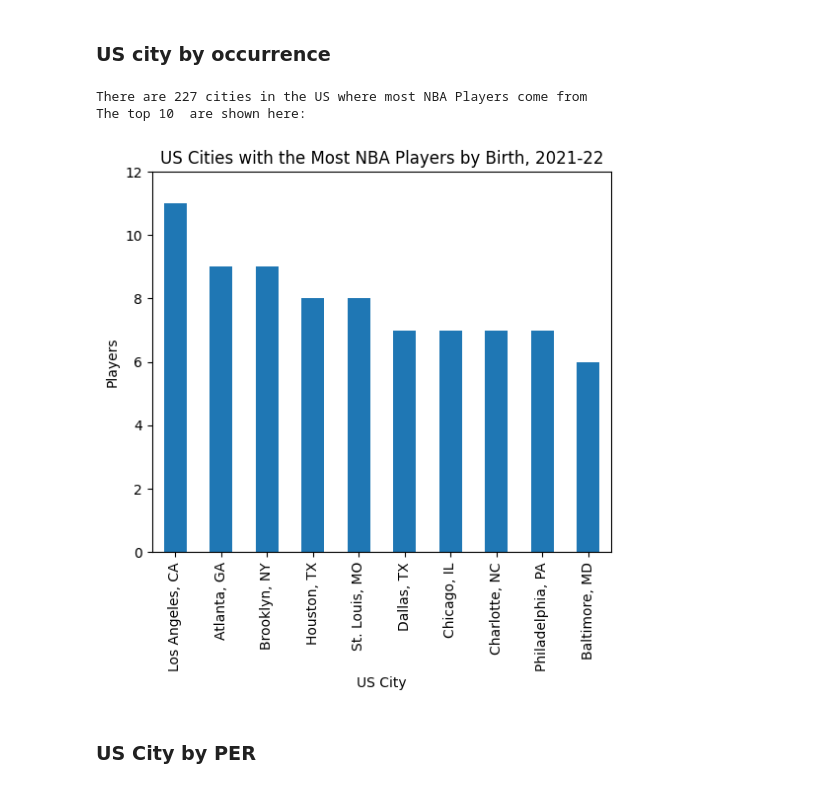
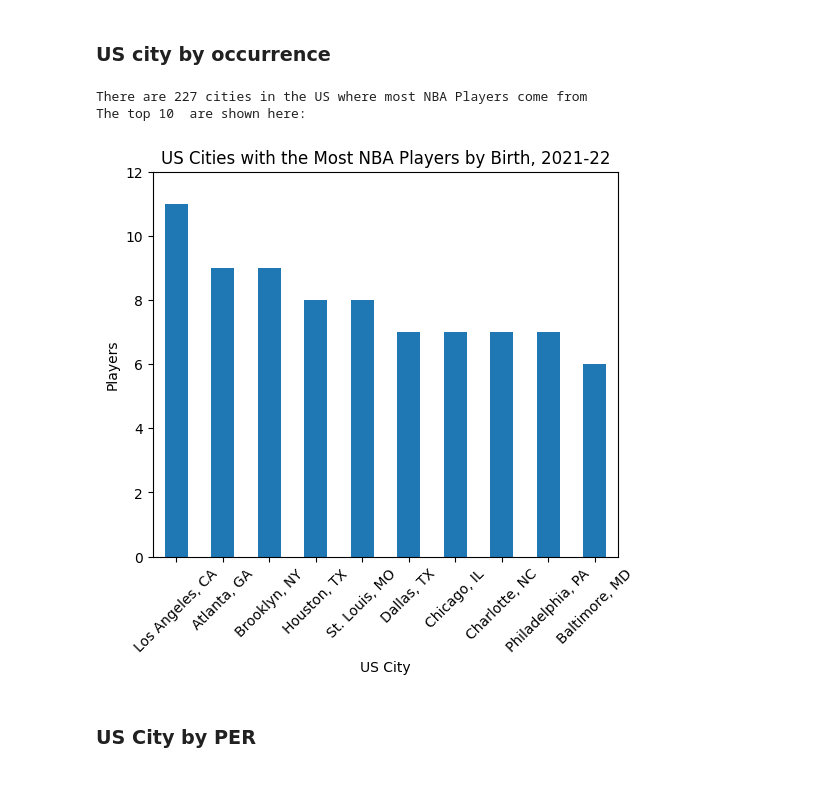
Before and after one commit to meeyoungPH/nba_superlatives, a Jupyter notebook: origin/NBA Geographical Analysis_v2.ipynb, the cells around one changed output. Drawn from its saved outputs; the diff is of its cells as text; code cells hidden in the pictures.

```diff
--- a/origin/NBA Geographical Analysis_v2.ipynb
+++ b/origin/NBA Geographical Analysis_v2.ipynb
@@ -181,34 +185,35 @@ players_by_uscity_clean = players_by_uscity.copy()
 n = 10
 uscity = players_by_uscity_clean['Player US Full City'].value_counts()[:n].index.tolist()
 players = players_by_uscity_clean['Player US Full City'].value_counts()[:n].values.tolist()
 
 #Dataframe creation for analysis
 uscity_data = {'US City': uscity ,'Players': players}
 
 uscity_df = pd.DataFrame(uscity_data).reset_index(drop=True)
 uscity_df.set_index('US City',inplace=True, drop=True)
 
 #Dataframe filtering plot
 players_by_uscity_analysis_bar = uscity_df
 
 #Dataframe plot
 players_by_uscity_analysis_bar.plot(kind="bar", legend=False, ylabel="Players", figsize=(6,5))
 
 #Dataframe export to csv
 uscity_df.to_csv(f'{path}players_top10_2022_uscity.csv', encoding='utf-8-sig')
 
 plt.ylim(0,12)
+plt.xticks(rotation=45)
 plt.title('US Cities with the Most NBA Players by Birth, 2021-22')
 plt.savefig(f'{path}players_top10_2022_uscity.png',bbox_inches='tight')
 
 print(f'There are {players_by_uscity_clean["Player US Full City"].nunique()} cities in the US where most NBA Players come from')
 print(f'The top 10  are shown here:')
 
 plt.show()
 # %% [output]
 There are 227 cities in the US where most NBA Players come from
 The top 10  are shown here:
-[figure, old version]
+[figure, new version]
 # %% [markdown]
 ### US City by PER
 # %%
```
Also changed, not shown: parts of 7 cells of this notebook, 8 other files.
